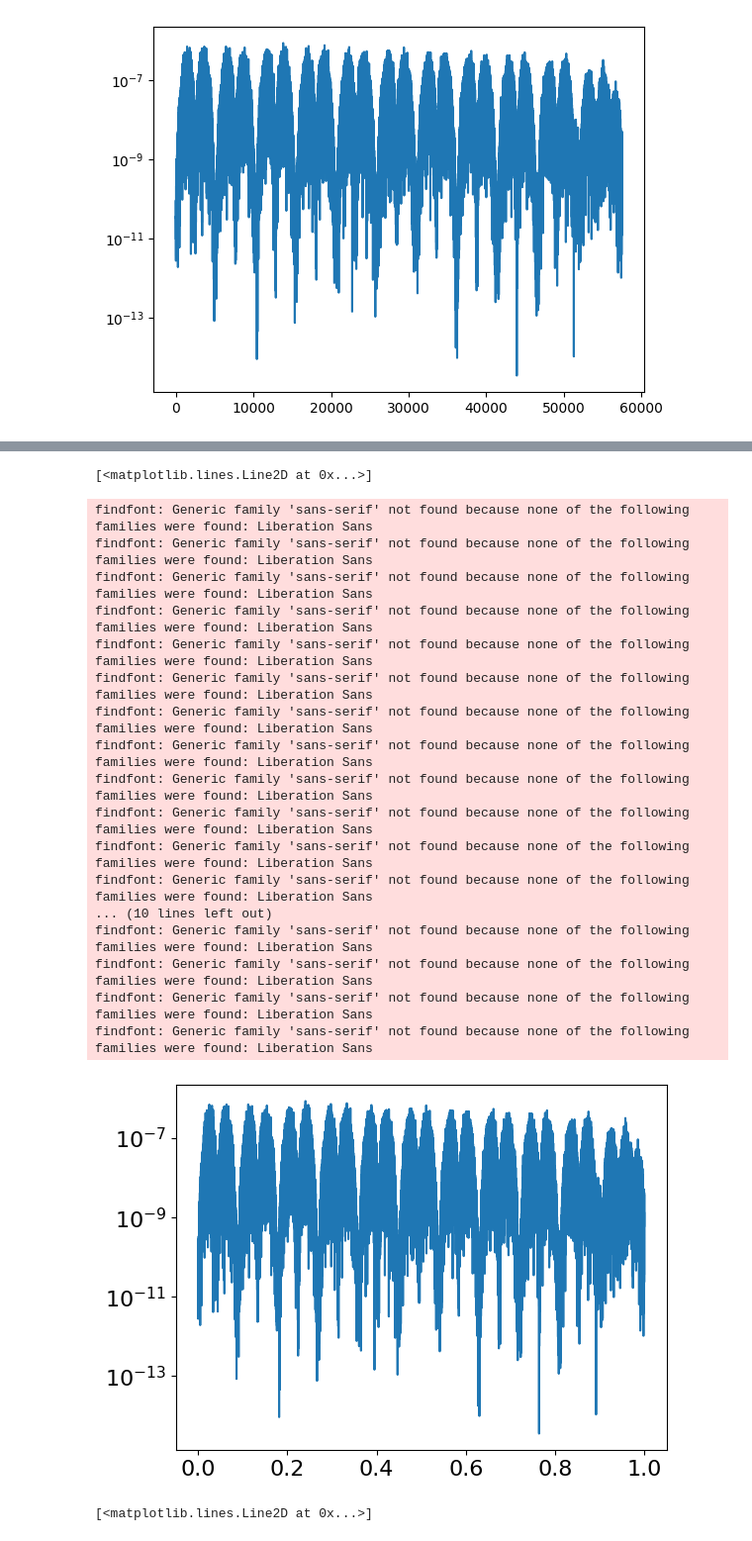
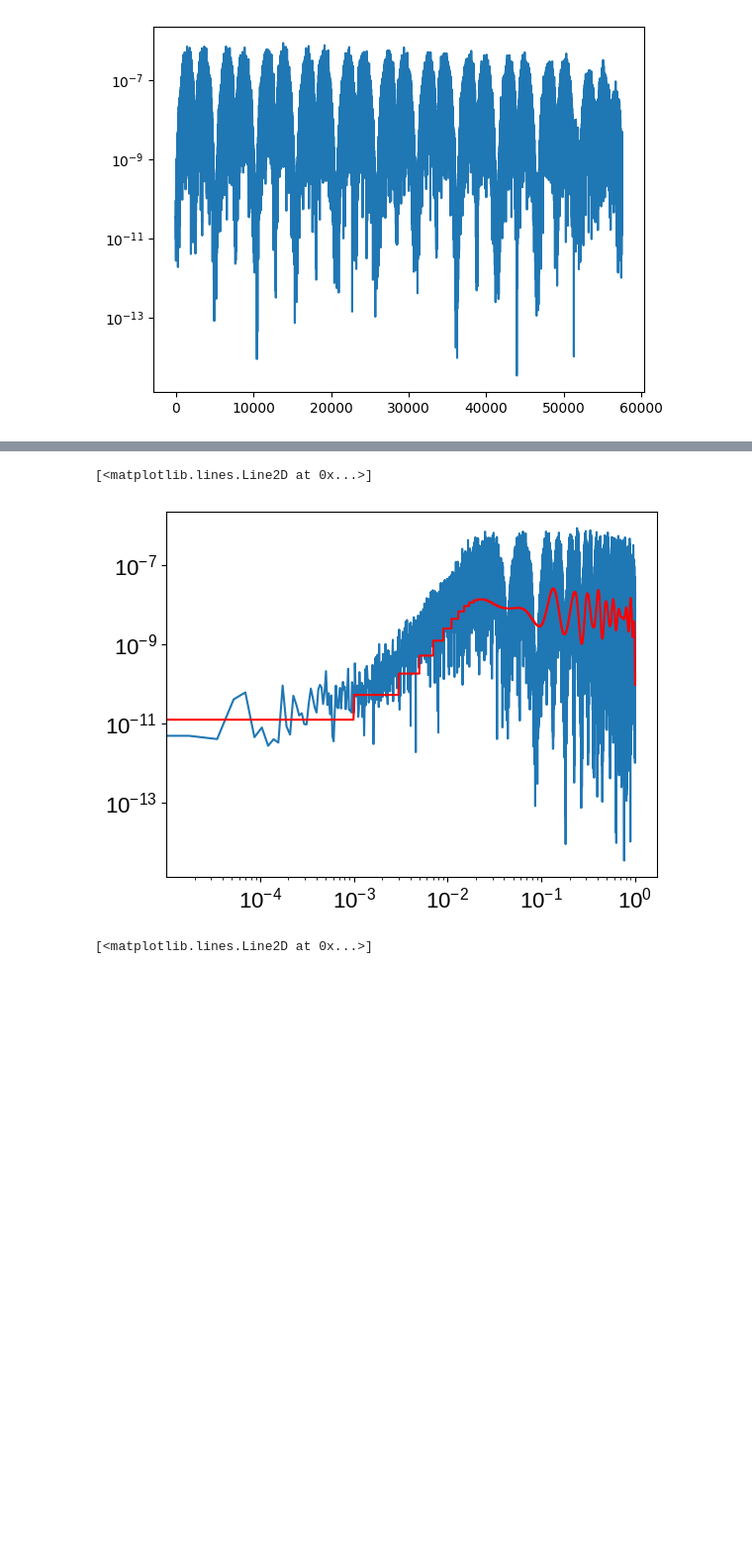
Before and after one commit to avivajpeyi/psline_psd, a Jupyter notebook: docs/examples/lisa_noise.ipynb, the cells around one changed output, grey strips where cells are left out. Shown: that part at 99% size. Cells and saved outputs as stored; diff of their text form; code cells hidden in the pictures; blank space fills up the shorter version.

```diff
--- a/docs/examples/lisa_noise.ipynb
+++ b/docs/examples/lisa_noise.ipynb
@@ -134,29 +69,12 @@ findfont: Generic family 'sans-serif' not found because none of the following fa
 # %%
 import numpy as np
 x = np.linspace(0, 1, len(pdgrm))
-plt.semilogy(x, pdgrm)
+plt.loglog(x, pdgrm)
 x1 = np.linspace(0, 1, len(mcmc_2.psd_posterior[-100]))
-plt.plot(x1, mcmc_2.psd_posterior[-100], color='red')
+plt.plot(x1, np.exp(mcmc_2.psd_posterior[-100]), color='red')
 # %% [output]
 [<matplotlib.lines.Line2D at 0x...>]
-findfont: Generic family 'sans-serif' not found because none of the following families were found: Liberation Sans
-findfont: Generic family 'sans-serif' not found because none of the following families were found: Liberation Sans
-findfont: Generic family 'sans-serif' not found because none of the following families were found: Liberation Sans
-findfont: Generic family 'sans-serif' not found because none of the following families were found: Liberation Sans
-findfont: Generic family 'sans-serif' not found because none of the following families were found: Liberation Sans
-findfont: Generic family 'sans-serif' not found because none of the following families were found: Liberation Sans
-findfont: Generic family 'sans-serif' not found because none of the following families were found: Liberation Sans
-findfont: Generic family 'sans-serif' not found because none of the following families were found: Liberation Sans
-findfont: Generic family 'sans-serif' not found because none of the following families were found: Liberation Sans
-findfont: Generic family 'sans-serif' not found because none of the following families were found: Liberation Sans
-findfont: Generic family 'sans-serif' not found because none of the following families were found: Liberation Sans
-findfont: Generic family 'sans-serif' not found because none of the following families were found: Liberation Sans
-... (10 lines left out)
-findfont: Generic family 'sans-serif' not found because none of the following families were found: Liberation Sans
-findfont: Generic family 'sans-serif' not found because none of the following families were found: Liberation Sans
-findfont: Generic family 'sans-serif' not found because none of the following families were found: Liberation Sans
-findfont: Generic family 'sans-serif' not found because none of the following families were found: Liberation Sans
-[figure, old version]
+[figure, new version]
 # %%
 # %% [output]
 [<matplotlib.lines.Line2D at 0x...>]
```
Also changed, not shown: parts of 2 cells of this notebook, 12 other files.
